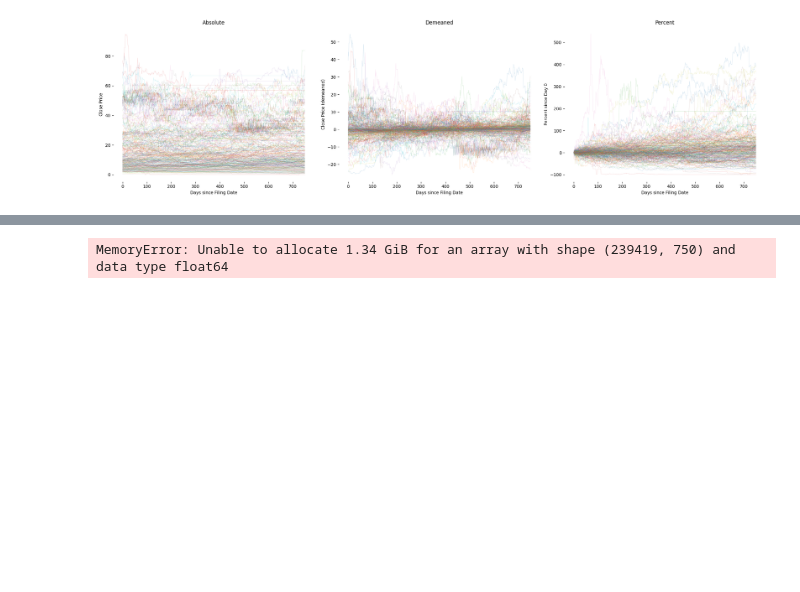
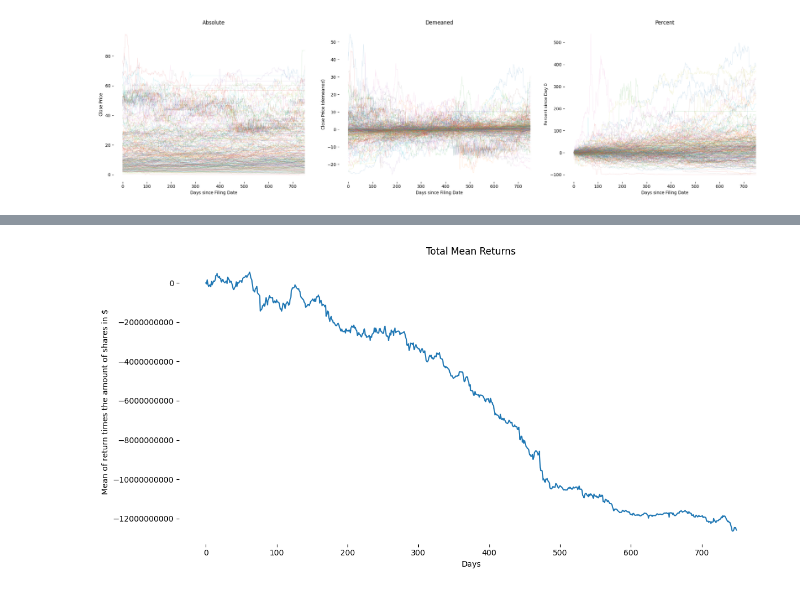
Before and after one commit to pluschka/Algorithmic-Trading-SEC-data-analysis, a Jupyter notebook: notebooks/03_eda.ipynb, the cells around one changed output, grey strips where cells are left out. Drawn from its saved outputs; the diff is of its cells as text; code cells hidden in the pictures; blank space fills up the shorter version.

```diff
--- a/notebooks/03_eda.ipynb
+++ b/notebooks/03_eda.ipynb
@@ -91,27 +91,27 @@ plt.show()
 # %%
 n = df['amounts.shares'].to_numpy()[:, None]
 x_0 = df['0'].to_numpy()[:, None]
 day_cols = [str(i) for i in range(750)]
 Xt = df[day_cols].to_numpy()
 return_matrix = (Xt - x_0)*n
 return_df = pd.DataFrame(return_matrix)
 mean_return = return_df.mean()
 
 fig, ax = plt.subplots(1, 1, figsize=(12, 6))
 
 ax.plot(mean_return)
 ax.set_title('Total Mean Returns')
 ax.set_xlabel('Days')
 ax.set_ylabel('Mean of return times the amount of shares in $')
-
+ax.ticklabel_format(style='plain', axis='y')
 for s in ax.spines.values():
     s.set_visible(False)
 
 plt.tight_layout()
 plt.savefig(project_root / 'exports/Mean_of_return_times_the_amount_of_shares_2y.png', dpi=500)
 plt.show()
 # %% [output]
-MemoryError: Unable to allocate 1.34 GiB for an array with shape (239419, 750) and data type float64
+[figure, added]
 # %%
 n = df['amounts.shares'].to_numpy()[:, None]
 x_0 = df['0'].to_numpy()[:, None]
```
Also changed, not shown: parts of 3 cells of this notebook, 4 other files.
